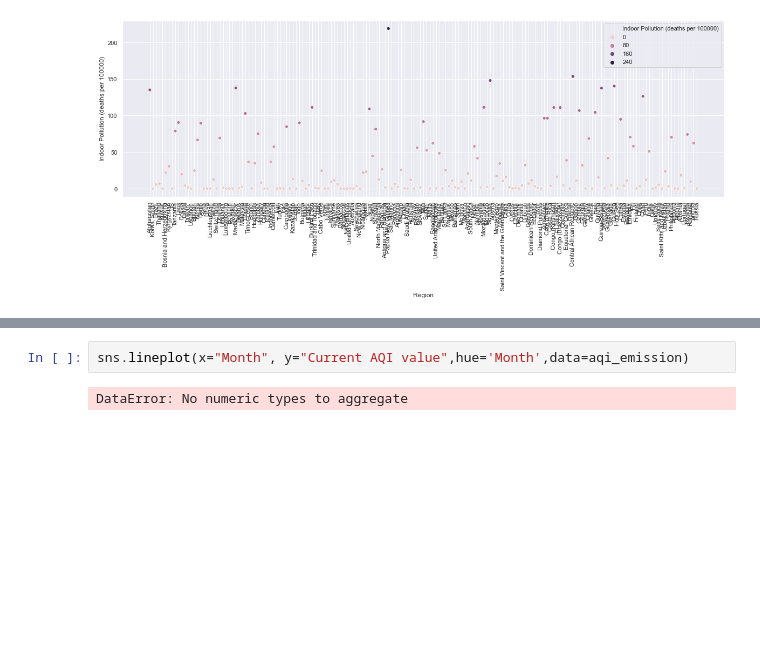
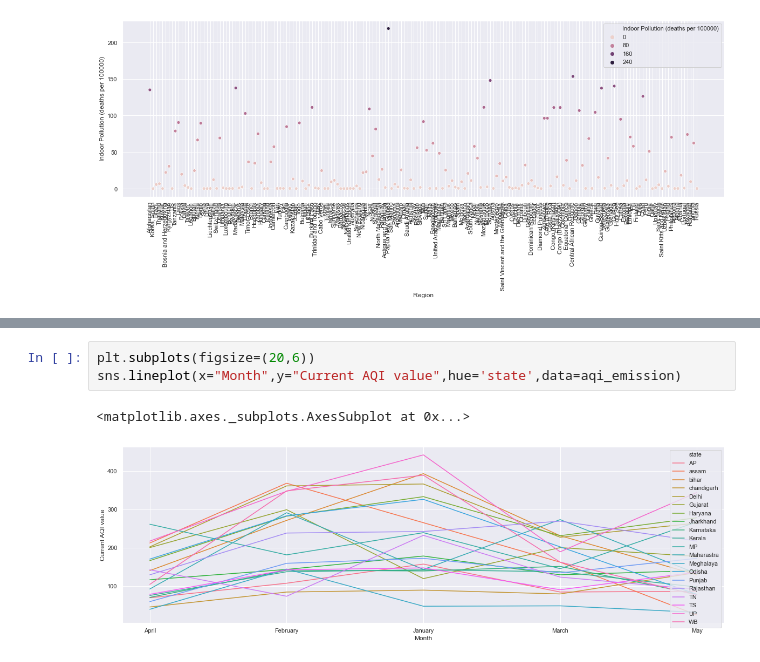
Before and after one commit to saikrishna-prathapaneni/covid19_and_pollution, a Jupyter notebook: pollution_data_analysis.ipynb, the cells around one changed output, grey strips where cells are left out. Drawn from its saved outputs; the diff is of its cells as text; blank space fills up the shorter version.

```diff
--- a/pollution_data_analysis.ipynb
+++ b/pollution_data_analysis.ipynb
@@ -159,4 +196,6 @@ aqi_emission.describe()
 # %%
-sns.lineplot(x="Month", y="Current AQI value",hue='Month',data=aqi_emission)
+plt.subplots(figsize=(20,6))
+sns.lineplot(x="Month",y="Current AQI value",hue='state',data=aqi_emission)
 # %% [output]
-DataError: No numeric types to aggregate
+<matplotlib.axes._subplots.AxesSubplot at 0x...>
+[figure, added]
```
Also changed, not shown: parts of 24 cells of this notebook, 59 other files.
